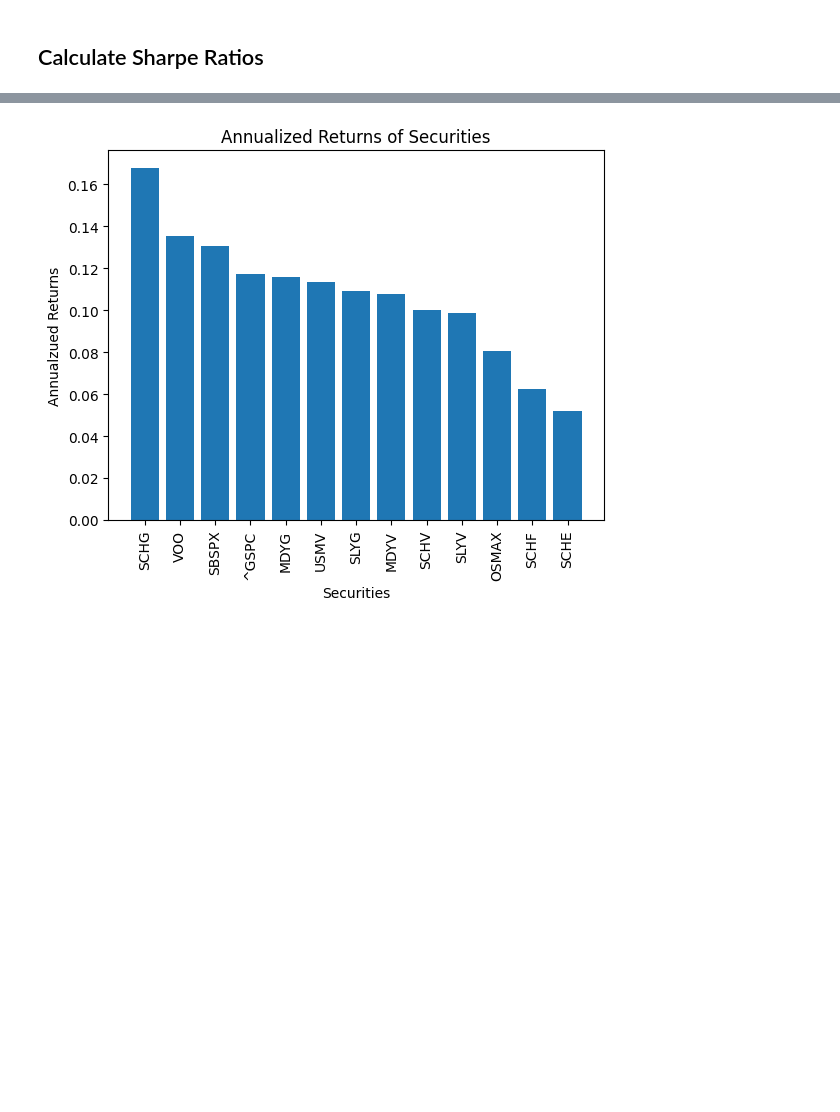
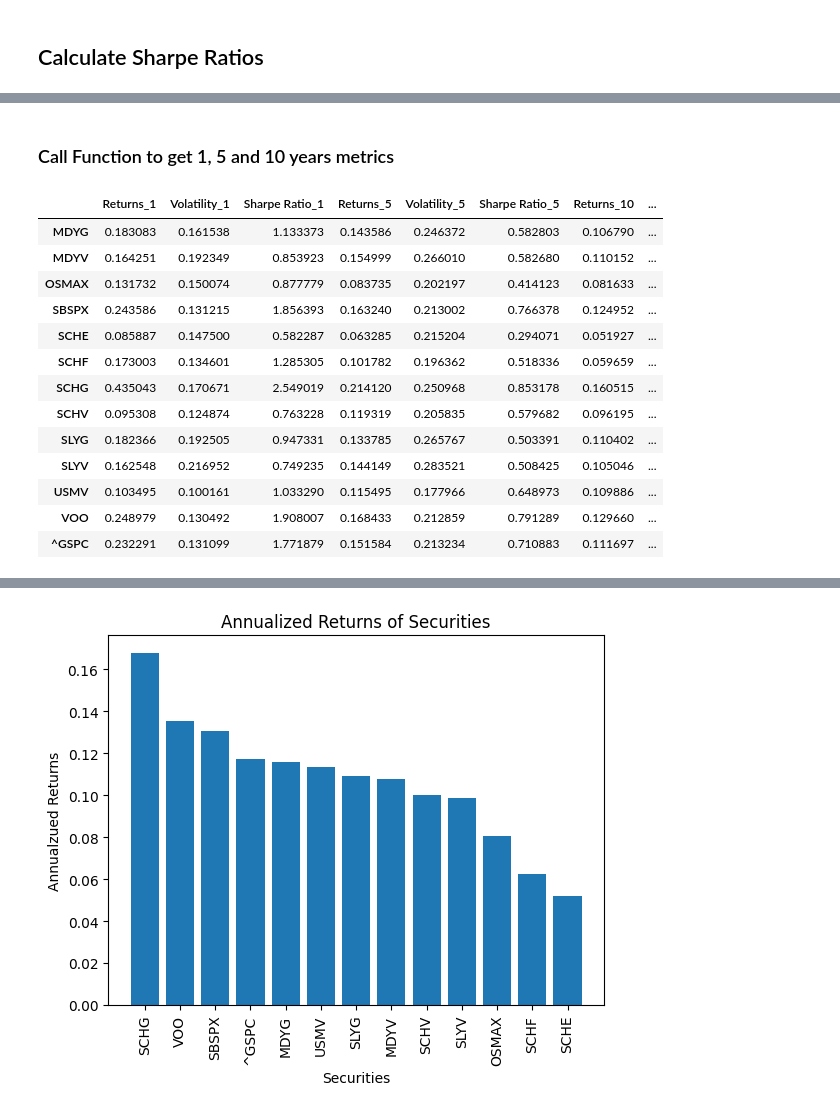
Before and after one commit to sean123174/codeLibrary, a Jupyter notebook: python/portfolio-optimization.ipynb, the cells around one changed output, grey strips where cells are left out. Saved outputs shown, nothing was run; the diff lists cells and outputs as text; code cells hidden in the pictures; blank space fills up the shorter version.

```diff
--- a/python/portfolio-optimization.ipynb
+++ b/python/portfolio-optimization.ipynb
@@ -313,0 +191,34 @@ plt.show()
+# %% [markdown]
+### Call Function to get 1, 5 and 10 years metrics
+# %%
+# Calculate the 1, 5 and 10 years parameters
+periods = [1, 5, 10]
+
+# Init the dataframe to collect the resuld
+simulations_df = pd.DataFrame()
+
+# Create a loop to call the function to extract
+for period in periods:
+    if simulations_df.empty:
+        simulations_df = calculate_metrics(period)
+    else:
+        simulations_df = simulations_df.merge(calculate_metrics(period), left_index=True, right_index=True, how='outer')
+
+
+# Show the combined dataframe
+simulations_df
+# %% [output]
+|  | Returns_1 | Volatility_1 | Sharpe Ratio_1 | Returns_5 | Volatility_5 | Sharpe Ratio_5 | Returns_10 | ... |
+| MDYG | 0.183083 | 0.161538 | 1.133373 | 0.143586 | 0.246372 | 0.582803 | 0.106790 | ... |
+| MDYV | 0.164251 | 0.192349 | 0.853923 | 0.154999 | 0.266010 | 0.582680 | 0.110152 | ... |
+| OSMAX | 0.131732 | 0.150074 | 0.877779 | 0.083735 | 0.202197 | 0.414123 | 0.081633 | ... |
+| SBSPX | 0.243586 | 0.131215 | 1.856393 | 0.163240 | 0.213002 | 0.766378 | 0.124952 | ... |
+| SCHE | 0.085887 | 0.147500 | 0.582287 | 0.063285 | 0.215204 | 0.294071 | 0.051927 | ... |
+| SCHF | 0.173003 | 0.134601 | 1.285305 | 0.101782 | 0.196362 | 0.518336 | 0.059659 | ... |
+| SCHG | 0.435043 | 0.170671 | 2.549019 | 0.214120 | 0.250968 | 0.853178 | 0.160515 | ... |
+| SCHV | 0.095308 | 0.124874 | 0.763228 | 0.119319 | 0.205835 | 0.579682 | 0.096195 | ... |
+| SLYG | 0.182366 | 0.192505 | 0.947331 | 0.133785 | 0.265767 | 0.503391 | 0.110402 | ... |
+| SLYV | 0.162548 | 0.216952 | 0.749235 | 0.144149 | 0.283521 | 0.508425 | 0.105046 | ... |
+| USMV | 0.103495 | 0.100161 | 1.033290 | 0.115495 | 0.177966 | 0.648973 | 0.109886 | ... |
+| VOO | 0.248979 | 0.130492 | 1.908007 | 0.168433 | 0.212859 | 0.791289 | 0.129660 | ... |
+| ^GSPC | 0.232291 | 0.131099 | 1.771879 | 0.151584 | 0.213234 | 0.710883 | 0.111697 | ... |
```
Also changed, not shown: parts of 9 cells of this notebook.
